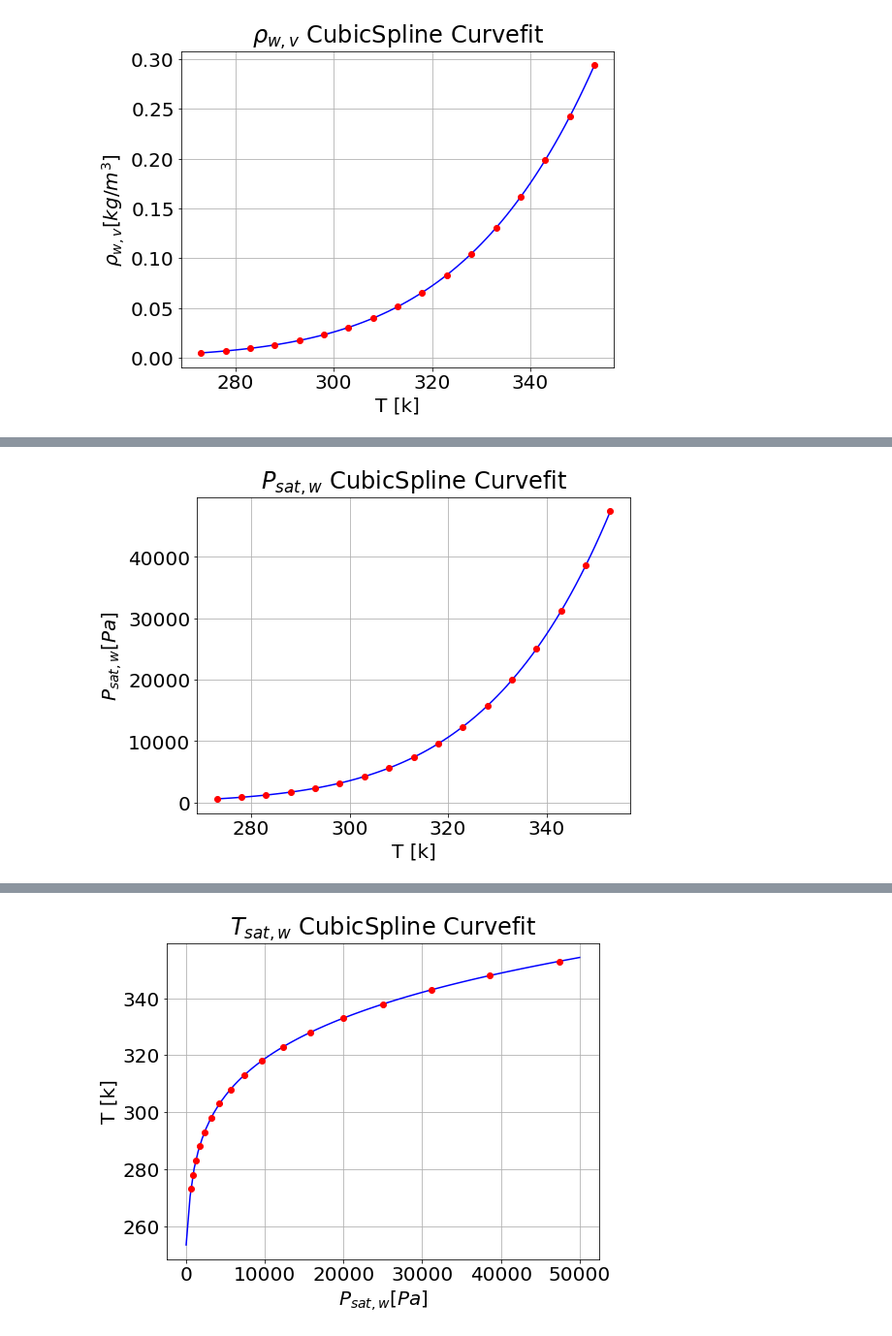
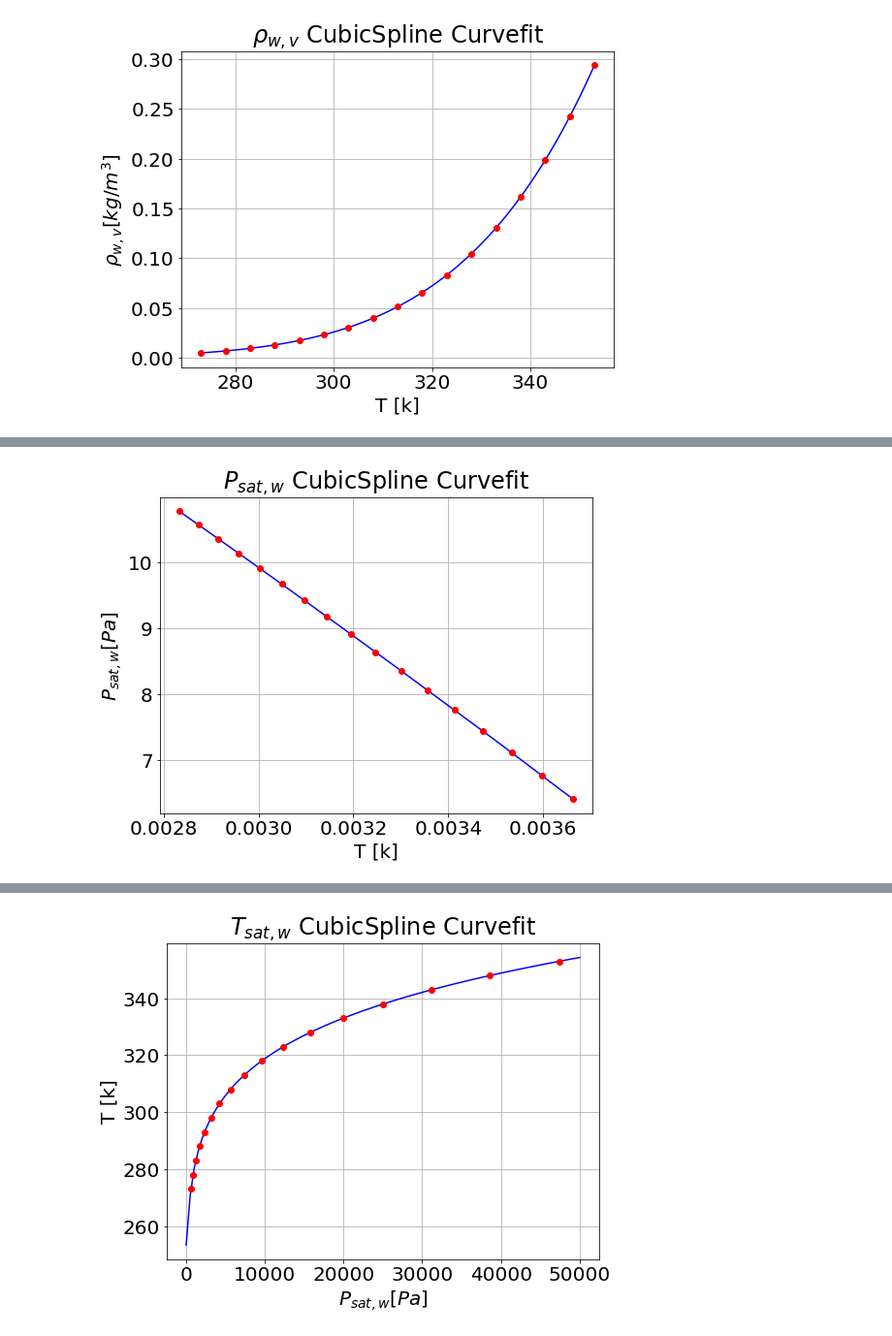
Before and after one commit to unjike/Heat-Transfer-and-Phase-Change, a Jupyter notebook: Project_2.ipynb, the cells around one changed output, grey strips where cells are left out. Shown at 97% size. Saved outputs shown, nothing was run; the diff lists cells and outputs as text; code cells hidden in the pictures.

```diff
--- a/Project_2.ipynb
+++ b/Project_2.ipynb
@@ -131,17 +133,17 @@ plt.show()
 # %%
-Pw = np.array([0.00061, 0.00087, 0.00123, 0.00171, 0.00234, 0.00317, 0.00425, 0.00563, 0.00738, 0.00959, 0.01235, 0.01576, 0.01995, 0.02504, 0.03120, 0.03860, 0.04741])*10**6 # Pa
+Pw = np.log(np.array([0.00061, 0.00087, 0.00123, 0.00171, 0.00234, 0.00317, 0.00425, 0.00563, 0.00738, 0.00959, 0.01235, 0.01576, 0.01995, 0.02504, 0.03120, 0.03860, 0.04741])*10**6) # Pa
 
 #plotting curve fit for saturated pressure
-
-T = np.arange(0,80.01,1) + 273 #K
-f_Pw = interpolate.CubicSpline(T_w, Pw)
+Tw = np.flip(1/T_w)
+T = 1/(np.arange(0,80.01,1) + 273) #K
+f_Pw = interpolate.CubicSpline(Tw, np.flip(Pw))
 fig = plt.figure(figsize = (8,6))
 plt.rcParams.update({'font.size': 20})
-plt.plot(T, f_Pw(T), 'b', T_w, Pw, 'ro')
+plt.plot(T, f_Pw(T), 'b', Tw, np.flip(Pw), 'ro')
 plt.title('$P_{sat,w}$ CubicSpline Curvefit')
 plt.grid()
 plt.xlabel('T [k]')
 plt.ylabel('$P_{sat,w} [Pa]$')
 plt.show()
 # %% [output]
-[figure, old version]
+[figure, new version]
```
Also changed, not shown: parts of 21 cells of this notebook.
